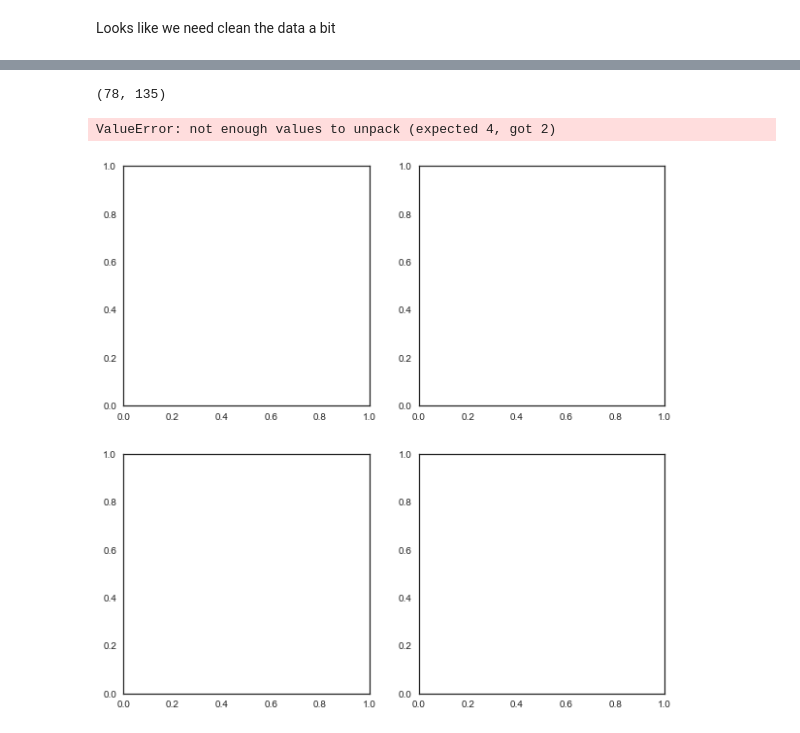
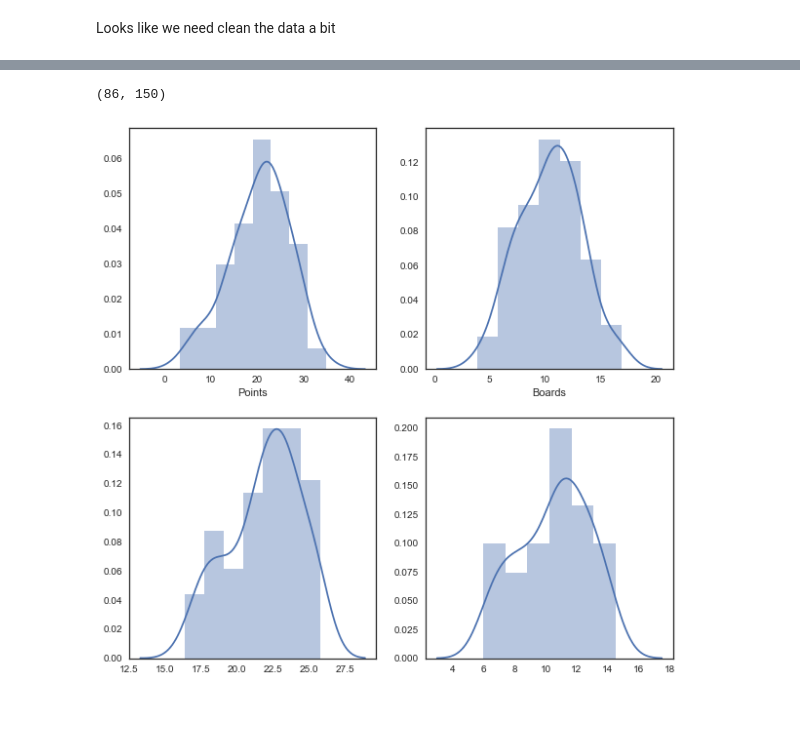
Before and after one commit to dacrands/BasketballRegression, a Jupyter notebook: BasketballIRegressionAnalysis.ipynb, the cells around one changed output, grey strips where cells are left out. Drawn from its saved outputs; the diff is of its cells as text; code cells hidden in the pictures.

Commit message:
Made some changes to the graphs, updated markdown info re new sample size

```diff
--- a/BasketballIRegressionAnalysis.ipynb
+++ b/BasketballIRegressionAnalysis.ipynb
@@ -113,0 +127,11 @@ boards_dist = sns.distplot(boards, label="Boards", ax=ax2)
+# %%
+sampleSize = len(points)
+numN = sampleSize * (sampleSize+1) * (sampleSize-1)
+denN = (sampleSize-2) * (sampleSize-3)
+numMoment = 0
+denMoment = 0
+for i in points:
+    numMoment += i**4 - pointsMean**4
+    denMoment += (i**2 - pointsMean**2) ** 2
+
+sampleK = numN/denN * numMoment/denMoment
@@ -199,0 +217,4 @@ Looks pretty good to me. Ok, so we've had our fun, let's find out what this all
+# %%
+f, ax = plt.subplots(figsize = (7,5))
+ax.set_facecolor('#3a3d3c')
+ax = sns.regplot(x=boards, y=points, color="#7df2da")
@@ -310,13 +330,12 @@ cleanBoards = [i for i in boards if i < boardsMean+(2*points_sd) and i > boardsM
 # %%
 len(cleanPoints), len(cleanBoards)
 # %% [output]
-(78, 135)
+(86, 150)
 # %%
-f, (ax1, ax2, ax3, ax4) = plt.subplots(2, 2, figsize=(10,10))
-point_dist = sns.distplot(points, label="Points",ax=ax1 )
-boards_dist = sns.distplot(boards, label="Boards", ax=ax2)
-clean_points_plot = sns.distplot(cleanPoints, label="cleanPoints",ax=ax3)
-clean_boards_plot = sns.distplot(cleanBoards, label="cleanBoards",ax=ax4)
+f, ((ax1, ax2), (ax3, ax4)) = plt.subplots(2, 2, figsize=(10,10))
+point_dist = sns.distplot(points[:85], label="Points",ax=ax1 )
+boards_dist = sns.distplot(boards[:85], label="Boards", ax=ax2)
+clean_points_plot = sns.distplot(cleanPoints[:85], label="cleanPoints",ax=ax3)
+clean_boards_plot = sns.distplot(cleanBoards[:85], label="cleanBoards",ax=ax4)
 # %% [output]
-ValueError: not enough values to unpack (expected 4, got 2)
-[figure, old version]
+[figure, new version]
```
Also changed, not shown: parts of 29 cells of this notebook.
